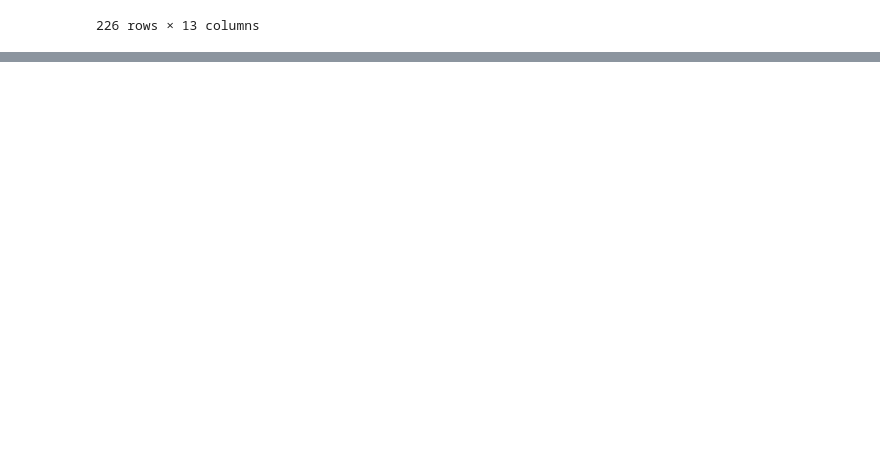
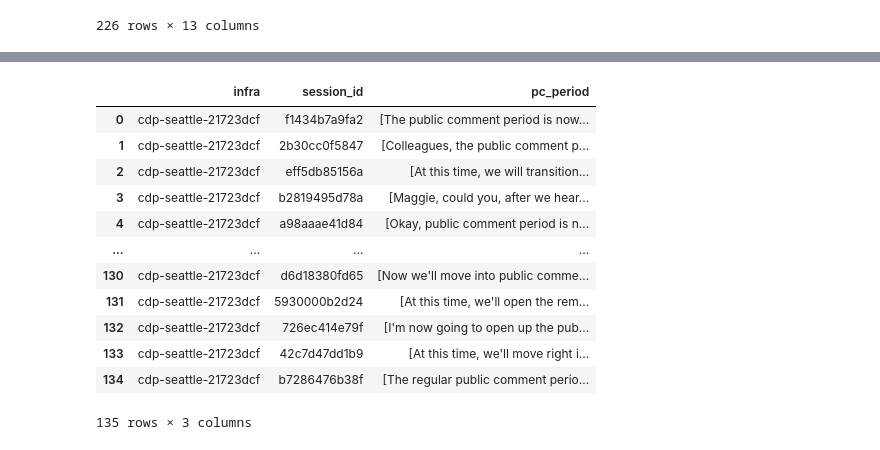
Before and after one commit to PugetSoundClinic-PIT/ml-for-pit, a Jupyter notebook: content/08/lecture.ipynb, the cells around one changed output, grey strips where cells are left out. Drawn from its saved outputs; the diff is of its cells as text; code cells hidden in the pictures; blank space fills up the shorter version.

Commit message:
Switch to public comment evaluation for lecture 8

```diff
--- a/content/08/lecture.ipynb
+++ b/content/08/lecture.ipynb
@@ -593,3 +68,0 @@ Highest similarity to target: 0.7706298828125
-# %%
-for _, row in session_chunks.loc[session_chunks.label == 16].iterrows():
-    print(row.text)
@@ -611,0 +233,5 @@ We weren't even in the running, and this city went crazy for a team that left th
+# %%
+annotated_statements = pd.read_csv(
+    "annotated_public_comment_start_end_other_statements.csv"
+)
+annotated_statements.label.value_counts()
@@ -611,0 +299,10 @@ We weren't even in the running, and this city went crazy for a team that left th
+# %%
+# Find the misclassified statements
+x_test = annotated_statements["sentence"]
+y_test = annotated_statements["label"]
+embedded_x_test = model.encode(x_test.values, show_progress_bar=True)
+y_pred = clf.predict(embedded_x_test)
+misclassified = annotated_statements[y_test != y_pred].copy()
+misclassified["pred"] = y_pred[y_test != y_pred]
+for _, row in misclassified.iterrows():
+    print(f"True: {row['label']}, Pred: {row['pred']}, Sentence: {row['sentence']}")
@@ -611,0 +407,37 @@ We weren't even in the running, and this city went crazy for a team that left th
+# %%
+# Get all the public comment periods for all the transcripts
+all_pc_periods = []
+for _, session in tqdm(
+    sessions.iterrows(),
+    total=len(sessions),
+    desc="Sessions",
+):
+    this_session_pc_periods = get_public_comment_periods(session.transcript_path)
+
+    # Add a row to the dataframe for each public comment period
+    for pc_period in this_session_pc_periods:
+        all_pc_periods.append(
+            {
+                "infra": CDPInstances.Seattle,
+                "session_id": session["id"],
+                "pc_period": pc_period,
+            }
+        )
+
+# Convert to dataframe
+all_pc_periods = pd.DataFrame(all_pc_periods)
+all_pc_periods
+# %% [output]
+|  | infra | session_id | pc_period |
+| 0 | cdp-seattle-21723dcf | f1434b7a9fa2 | [The public comment period is now... |
+| 1 | cdp-seattle-21723dcf | 2b30cc0f5847 | [Colleagues, the public comment p... |
+| 2 | cdp-seattle-21723dcf | eff5db85156a | [At this time, we will transition... |
+| 3 | cdp-seattle-21723dcf | b2819495d78a | [Maggie, could you, after we hear... |
+| 4 | cdp-seattle-21723dcf | a98aaae41d84 | [Okay, public comment period is n... |
+| ... | ... | ... | ... |
+| 130 | cdp-seattle-21723dcf | d6d18380fd65 | [Now we'll move into public comme... |
+| 131 | cdp-seattle-21723dcf | 5930000b2d24 | [At this time, we'll open the rem... |
+| 132 | cdp-seattle-21723dcf | 726ec414e79f | [I'm now going to open up the pub... |
+| 133 | cdp-seattle-21723dcf | 42c7d47dd1b9 | [At this time, we'll move right i... |
+| 134 | cdp-seattle-21723dcf | b7286476b38f | [The regular public comment perio... |
+135 rows × 3 columns
```
Also changed, not shown: parts of 40 cells of this notebook, 5 other files.
